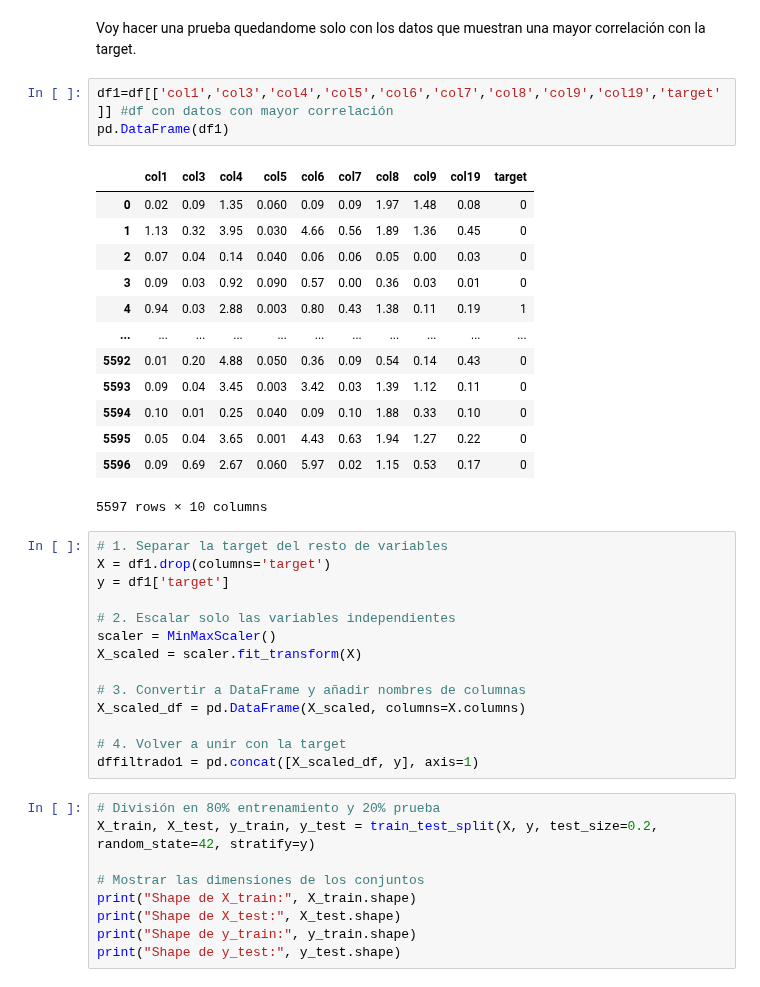
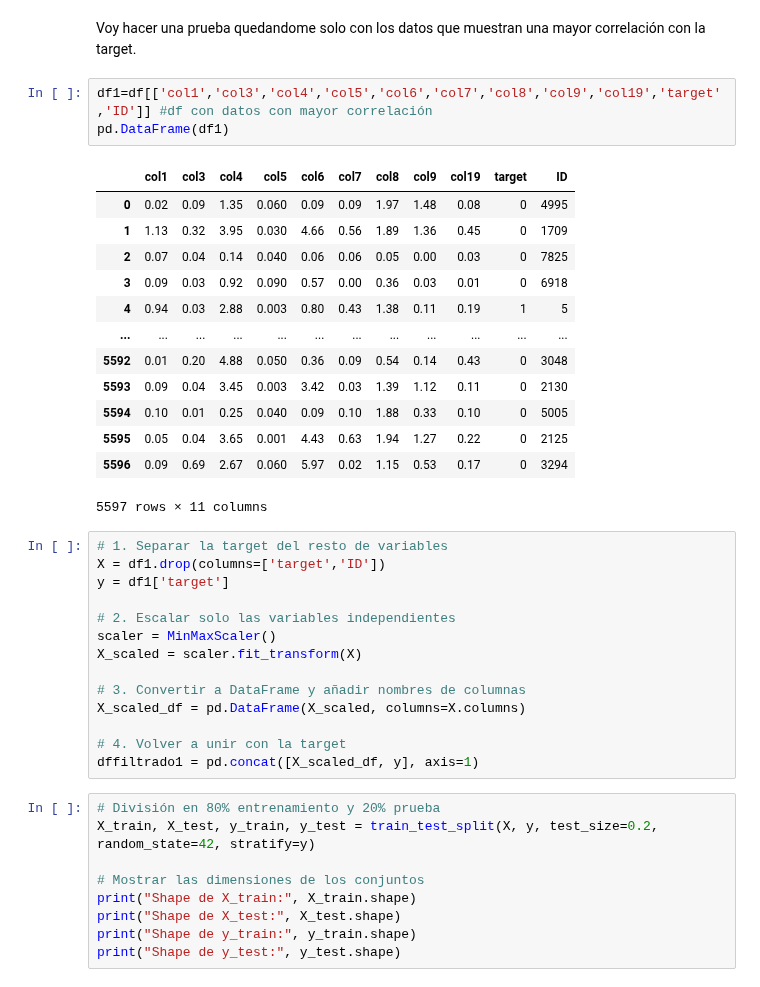
Before and after one commit to IsabelRomoBru/DS102024, a Jupyter notebook: 3-MachineLearning/2-Supervisado/Ejercicios/PruebaTecnica/pruebatecnica1.ipynb, the cells around one changed output. Cells and saved outputs as stored; diff of their text form.

```diff
--- a/3-MachineLearning/2-Supervisado/Ejercicios/PruebaTecnica/pruebatecnica1.ipynb
+++ b/3-MachineLearning/2-Supervisado/Ejercicios/PruebaTecnica/pruebatecnica1.ipynb
@@ -525,25 +525,25 @@ df.copy()
 # %% [markdown]
 Voy hacer una prueba quedandome solo con los datos que muestran una mayor correlación con la target.
 # %%
-df1=df[['col1','col3','col4','col5','col6','col7','col8','col9','col19','target']] #df con datos con mayor correlación
+df1=df[['col1','col3','col4','col5','col6','col7','col8','col9','col19','target','ID']] #df con datos con mayor correlación
 pd.DataFrame(df1)
 # %% [output]
-|  | col1 | col3 | col4 | col5 | col6 | col7 | col8 | col9 | col19 | target |
-| 0 | 0.02 | 0.09 | 1.35 | 0.060 | 0.09 | 0.09 | 1.97 | 1.48 | 0.08 | 0 |
-| 1 | 1.13 | 0.32 | 3.95 | 0.030 | 4.66 | 0.56 | 1.89 | 1.36 | 0.45 | 0 |
-| 2 | 0.07 | 0.04 | 0.14 | 0.040 | 0.06 | 0.06 | 0.05 | 0.00 | 0.03 | 0 |
-| 3 | 0.09 | 0.03 | 0.92 | 0.090 | 0.57 | 0.00 | 0.36 | 0.03 | 0.01 | 0 |
-| 4 | 0.94 | 0.03 | 2.88 | 0.003 | 0.80 | 0.43 | 1.38 | 0.11 | 0.19 | 1 |
-| ... | ... | ... | ... | ... | ... | ... | ... | ... | ... | ... |
-| 5592 | 0.01 | 0.20 | 4.88 | 0.050 | 0.36 | 0.09 | 0.54 | 0.14 | 0.43 | 0 |
-| 5593 | 0.09 | 0.04 | 3.45 | 0.003 | 3.42 | 0.03 | 1.39 | 1.12 | 0.11 | 0 |
-| 5594 | 0.10 | 0.01 | 0.25 | 0.040 | 0.09 | 0.10 | 1.88 | 0.33 | 0.10 | 0 |
-| 5595 | 0.05 | 0.04 | 3.65 | 0.001 | 4.43 | 0.63 | 1.94 | 1.27 | 0.22 | 0 |
-| 5596 | 0.09 | 0.69 | 2.67 | 0.060 | 5.97 | 0.02 | 1.15 | 0.53 | 0.17 | 0 |
+|  | col1 | col3 | col4 | col5 | col6 | col7 | col8 | col9 | col19 | target | ID |
+| 0 | 0.02 | 0.09 | 1.35 | 0.060 | 0.09 | 0.09 | 1.97 | 1.48 | 0.08 | 0 | 4995 |
+| 1 | 1.13 | 0.32 | 3.95 | 0.030 | 4.66 | 0.56 | 1.89 | 1.36 | 0.45 | 0 | 1709 |
+| 2 | 0.07 | 0.04 | 0.14 | 0.040 | 0.06 | 0.06 | 0.05 | 0.00 | 0.03 | 0 | 7825 |
+| 3 | 0.09 | 0.03 | 0.92 | 0.090 | 0.57 | 0.00 | 0.36 | 0.03 | 0.01 | 0 | 6918 |
+| 4 | 0.94 | 0.03 | 2.88 | 0.003 | 0.80 | 0.43 | 1.38 | 0.11 | 0.19 | 1 | 5 |
+| ... | ... | ... | ... | ... | ... | ... | ... | ... | ... | ... | ... |
+| 5592 | 0.01 | 0.20 | 4.88 | 0.050 | 0.36 | 0.09 | 0.54 | 0.14 | 0.43 | 0 | 3048 |
+| 5593 | 0.09 | 0.04 | 3.45 | 0.003 | 3.42 | 0.03 | 1.39 | 1.12 | 0.11 | 0 | 2130 |
+| 5594 | 0.10 | 0.01 | 0.25 | 0.040 | 0.09 | 0.10 | 1.88 | 0.33 | 0.10 | 0 | 5005 |
+| 5595 | 0.05 | 0.04 | 3.65 | 0.001 | 4.43 | 0.63 | 1.94 | 1.27 | 0.22 | 0 | 2125 |
+| 5596 | 0.09 | 0.69 | 2.67 | 0.060 | 5.97 | 0.02 | 1.15 | 0.53 | 0.17 | 0 | 3294 |
-5597 rows × 10 columns
+5597 rows × 11 columns
 # %%
 # 1. Separar la target del resto de variables
-X = df1.drop(columns='target')
+X = df1.drop(columns=['target','ID'])
 y = df1['target']
 
 # 2. Escalar solo las variables independientes
```
Also changed, not shown: parts of 8 cells of this notebook, 1 other file.
